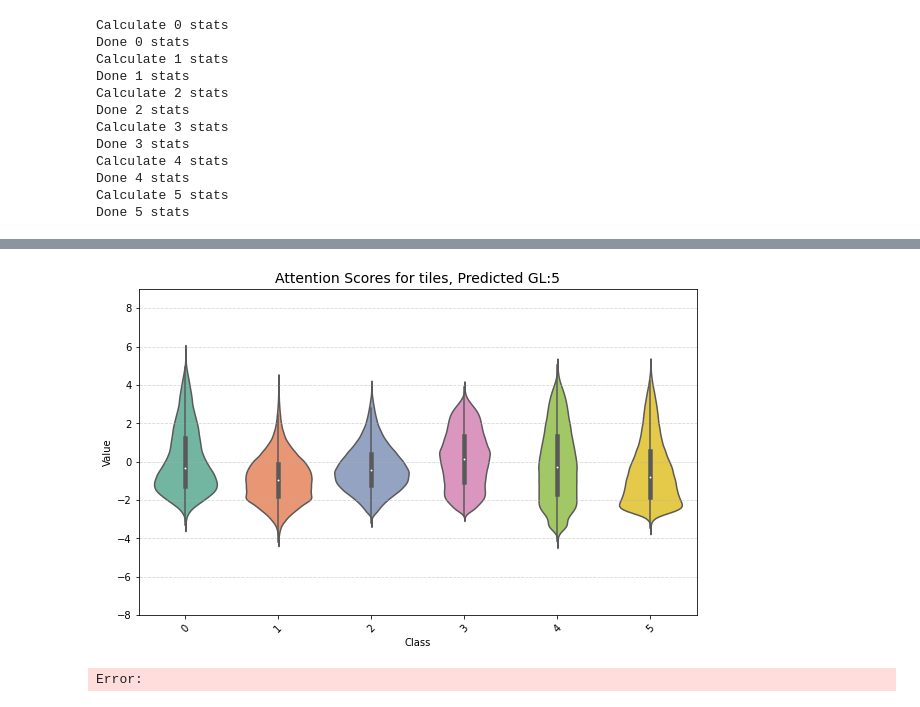
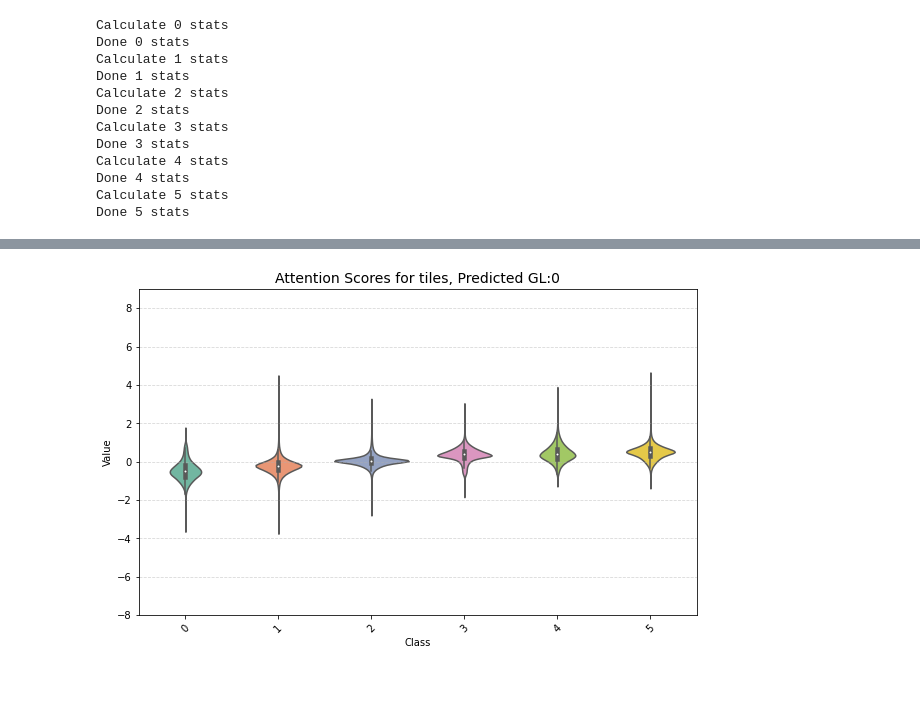
Before and after one commit to rootdobos/dissertation-source-code, a Jupyter notebook: statistics_aggregated.ipynb, the cells around one changed output, grey strips where cells are left out. Drawn from its saved outputs; the diff is of its cells as text; code cells hidden in the pictures.

Commit message:
added sigmoid models

```diff
--- a/statistics_aggregated.ipynb
+++ b/statistics_aggregated.ipynb
@@ -2,28 +2,37 @@
 import torch
 import pandas as pd
 from deep_learning.loaders.feature_dataset import FeatureDataset
-from deep_learning.models.attention_core.clam import Clam,ClamSimple
+from deep_learning.models.attention_core.clam import Clam,ClamSimple, ClamSigmoid, ClamSimpleSigmoid
 from deep_learning.services.attention_score_service import *
 from torch.utils.data import DataLoader
 from deep_learning.services.file_and_data_service import FileDataService
-from deep_learning.services.attention_visualization_service import ImageComposer
 
 device=torch.device("cuda" if torch.cuda.is_available() else "cpu")
 
 import json
 
-model=ClamSimple(
-    feature_vector_length=1280,
+model=ClamSimpleSigmoid(
+    feature_vector_length=2048,
     dropout=0.1,
     k_sample=8,
     n_classes=6,
     subtyping=False
 )
 
-model.load_state_dict(torch.load("F:/logs/effnet_clam_simple/20250314_230421_p7_b80/model_weights_4.pth"))
+#model.load_state_dict(torch.load("F:/logs/effnet_clam/20250702_224308_p6_b75/model_weights_4.pth"))
+#model.load_state_dict(torch.load("F:/logs/effnet_clamsimple/20250702_225543_p6_b75/model_weights_5.pth"))
+#model.load_state_dict(torch.load("F:/logs/resnext_clam_simple/20250702_235347_p6_b75/model_weights_4.pth"))
+#model.load_state_dict(torch.load("F:/logs/effnet_clam_sigmoid/20250704_000108_p6_b75/model_weights_8.pth"))
+#model.load_state_dict(torch.load("F:/logs/effnet_clamsimple_sigmoid/20250704_001632_p6_b75/model_weights_7.pth"))
+#model.load_state_dict(torch.load("F:/logs/resnet_clam_sigmoid/20250704_091810_p6_b75/model_weights_13.pth"))
+#model.load_state_dict(torch.load("F:/logs/resnet_clam_simple_sigmoid/20250704_094207_p6_b75/model_weights_18.pth"))
+#model.load_state_dict(torch.load("F:/logs/resnext_clam_sigmoid/20250704_100020_p6_b75/model_weights_6.pth"))
+model.load_state_dict(torch.load("F:/logs/resnext_clam_simple_sigmoid/20250704_101620_p6_b75/model_weights_7.pth"))
 
 df=pd.read_csv("F:/data/train_stratified.csv")
-feature_path="F:/extracted_features_effnet"
+#feature_path="F:/extracted_features_resnet"
+feature_path="F:/extracted_features_resnext"
+#feature_path="F:/extracted_features_effnet"
 dataset=FeatureDataset(df,feature_path)
 data_loader=DataLoader(dataset, batch_size=1, shuffle=True,num_workers=0)
 
@@ -33,7 +42,7 @@ statlist=[]
 print(f"Data Length: {len(data_loader)}")
 for count,( features,label) in enumerate(data_loader):
     features=features.squeeze()
-    Y_prob,A=get_attention_scores(model, features,1,False)
+    Y_prob,A=get_attention_scores(model, features,1,True)
     stats=get_attention_scores_for_each_class(A)
     stats={"label":Y_prob.argmax().item(),**stats}
     statlist.append(stats)
@@ -155,26 +189,25 @@ def create_data_for_vis(core_data):
 # %%
 import numpy as np
 import pandas as pd
 import seaborn as sns
 import matplotlib.pyplot as plt
 
-bag=5
+bag=0
 df=pd.DataFrame([(key,value) for key,values in stats[bag].items() for value in values], columns=['Class', 'Value'])
 
 # Create the violin plot
 plt.figure(figsize=(10, 6))
 sns.violinplot(data=df, x="Class", y="Value", inner="box", palette="Set2")
 
 # Customize the plot
 plt.title(f"Attention Scores for tiles, Predicted GL:{bag}", fontsize=14)
 plt.xlabel("Class")
 plt.ylabel("Value")
 plt.xticks(rotation=45)  # Rotate x-axis labels if needed
 plt.ylim(-8, 9)
 plt.grid(axis="y", linestyle="--", alpha=0.5)
 
 # Show plot
 plt.show()
 # %% [output]
-[figure, old version]
+[figure, new version]
-Error:
```
Also changed, not shown: parts of 5 cells of this notebook, 9 other files.
